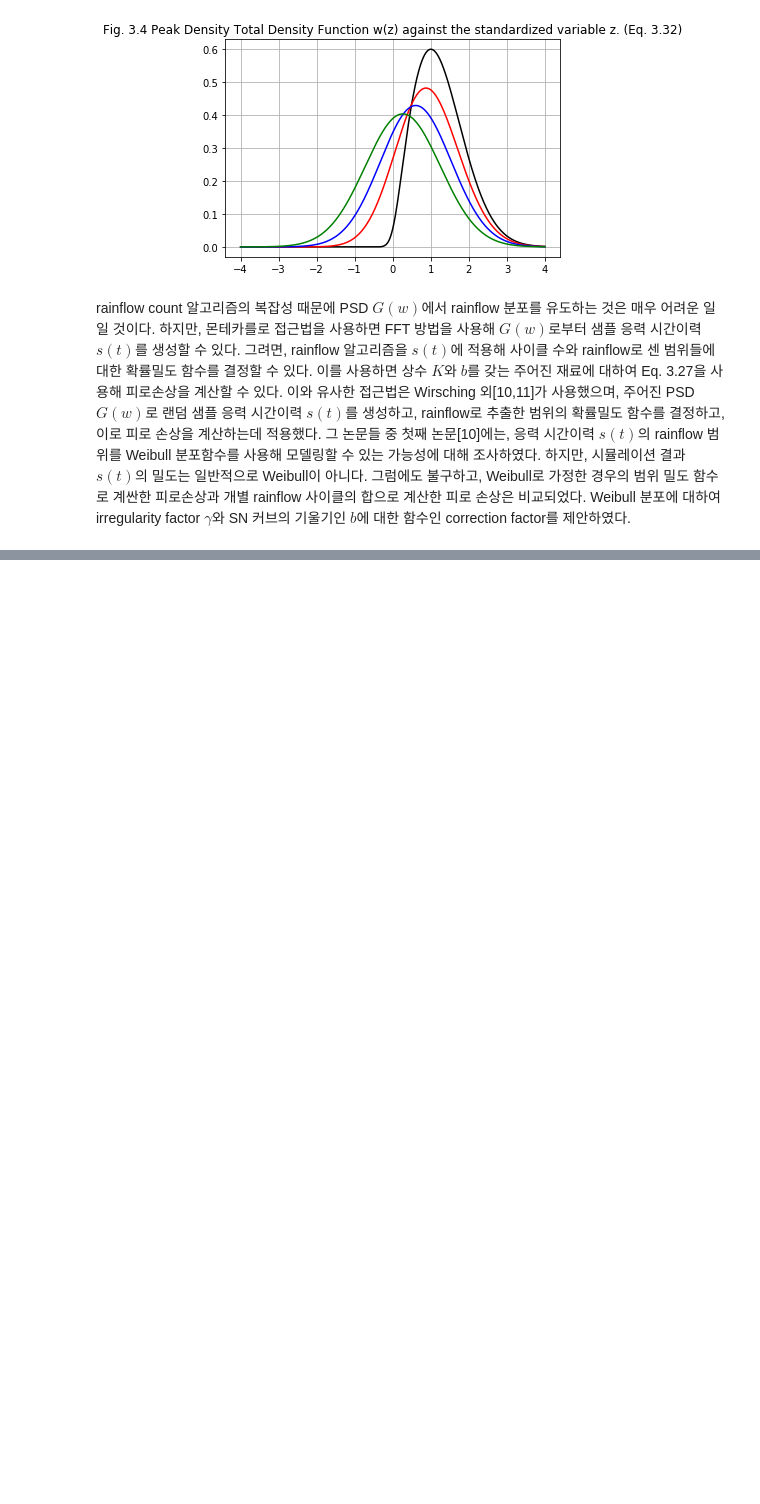
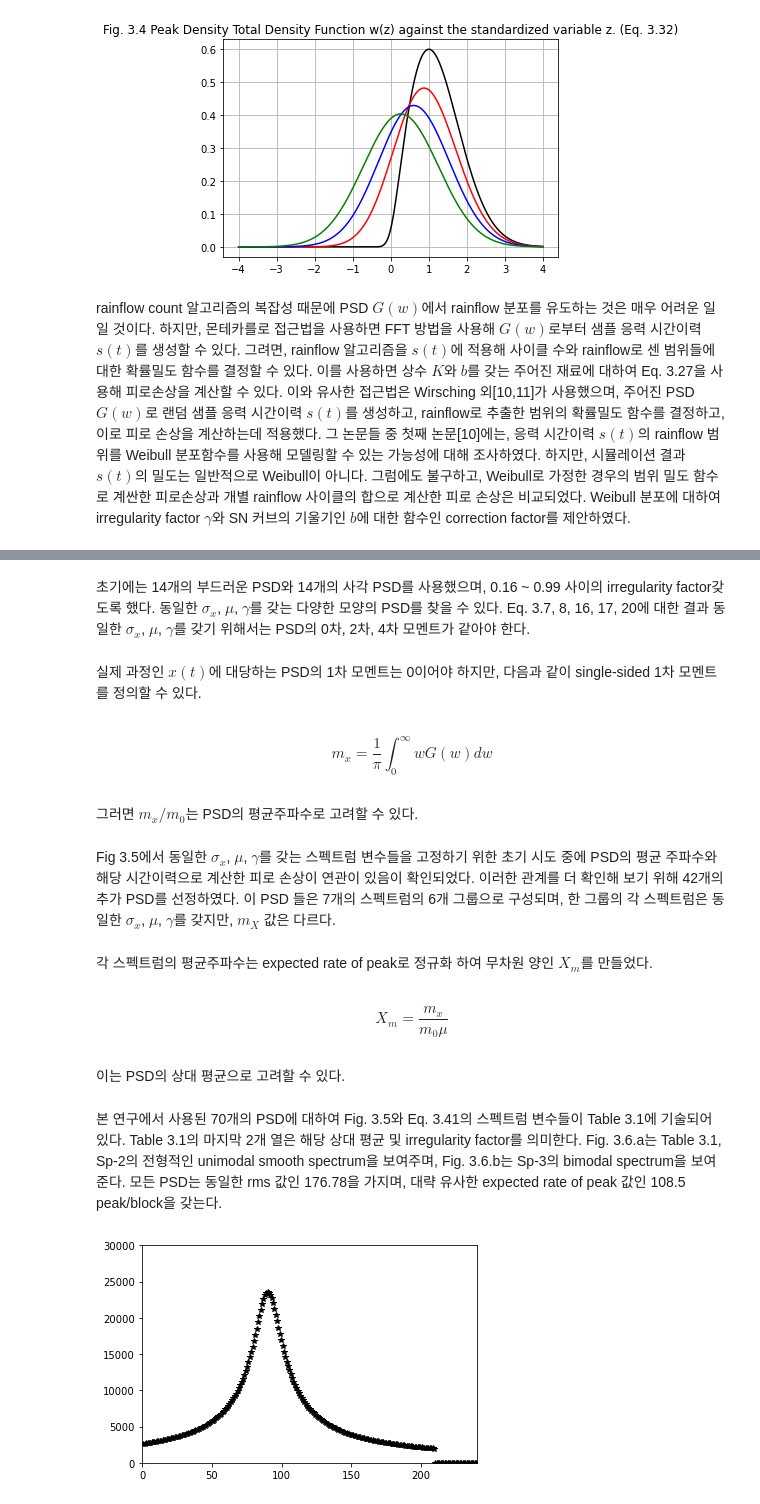
Before and after one commit to wonho13/work, a Jupyter notebook: 논문번역/Dirlik1985.ipynb, the cells around one changed output, grey strips where cells are left out. Drawn from its saved outputs; the diff is of its cells as text; code cells hidden in the pictures; blank space fills up the shorter version.

```diff
--- a/논문번역/Dirlik1985.ipynb
+++ b/논문번역/Dirlik1985.ipynb
@@ -78,0 +176,26 @@ rainflow count 알고리즘의 복잡성 때문에 PSD $G(w)$에서 rainflow 분
+# %% [markdown]
+초기에는 14개의 부드러운 PSD와 14개의 사각 PSD를 사용했으며, 0.16 ~ 0.99 사이의 irregularity factor갖도록 했다. 동일한 $\sigma_x$, $\mu$, $\gamma$를 갖는 다양한 모양의 PSD를 찾을 수 있다. Eq. 3.7, 8, 16, 17, 20에 대한 결과 동일한 $\sigma_x$, $\mu$, $\gamma$를 갖기 위해서는 PSD의 0차, 2차, 4차 모멘트가 같아야 한다.
+# %% [markdown]
+실제 과정인 $x(t)$에 대당하는 PSD의 1차 모멘트는 0이어야 하지만, 다음과 같이 single-sided 1차 모멘트를 정의할 수 있다.
+# %% [markdown]
+$$m_x=\frac{1}{\pi}\int_0^\infty wG(w)dw\tag{Eq. 3.42}$$
+# %% [markdown]
+그러면 $m_x/m_0$는 PSD의 평균주파수로 고려할 수 있다.
+# %% [markdown]
+Fig 3.5에서 동일한 $\sigma_x$, $\mu$, $\gamma$를 갖는 스펙트럼 변수들을 고정하기 위한 초기 시도 중에 PSD의 평균 주파수와 해당 시간이력으로 계산한 피로 손상이 연관이 있음이 확인되었다. 이러한 관계를 더 확인해 보기 위해 42개의 추가 PSD를 선정하였다. 이 PSD 들은 7개의 스펙트럼의 6개 그룹으로 구성되며, 한 그룹의 각 스펙트럼은 동일한 $\sigma_x$, $\mu$, $\gamma$를 갖지만, $m_X$ 값은 다르다.
+# %% [markdown]
+각 스펙트럼의 평균주파수는 expected rate of peak로 정규화 하여 무차원 양인 $X_m$를 만들었다.
+# %% [markdown]
+$$X_m=\frac{m_x}{m_0 \mu}\tag{Eq. 3.43}$$
+# %% [markdown]
+이는 PSD의 상대 평균으로 고려할 수 있다.
+# %% [markdown]
+본 연구에서 사용된 70개의 PSD에 대하여 Fig. 3.5와 Eq. 3.41의 스펙트럼 변수들이 Table 3.1에 기술되어 있다. Table 3.1의 마지막 2개 열은 해당 상대 평균 및 irregularity factor를 의미한다. Fig. 3.6.a는 Table 3.1, Sp-2의 전형적인 unimodal smooth spectrum을 보여주며, Fig. 3.6.b는 Sp-3의 bimodal spectrum을 보여준다. 모든 PSD는 동일한 rms 값인 176.78을 가지며, 대략 유사한 expected rate of peak 값인 108.5 peak/block을 갖는다.
+# %%
+# Fig. 3.6.a Plot of Sp-2 in Table 3.1
+A1 = 23580; f1 = 90; Q1 = 10; fc = 210; xm=0.839; r=0.869; A2 = 0; f2 = 0; Q2 = 0;
+f = np.linspace(0,1000,1024);
+g2 = Gs(f,A1,f1,Q1,A2,f2,Q2,fc);
+plt.plot(f,g2,'k*'); plt.xlim(0,240); plt.ylim(0,30000);
+# %% [output]
+[figure, added]
```
Also changed, not shown: parts of 37 cells of this notebook.
